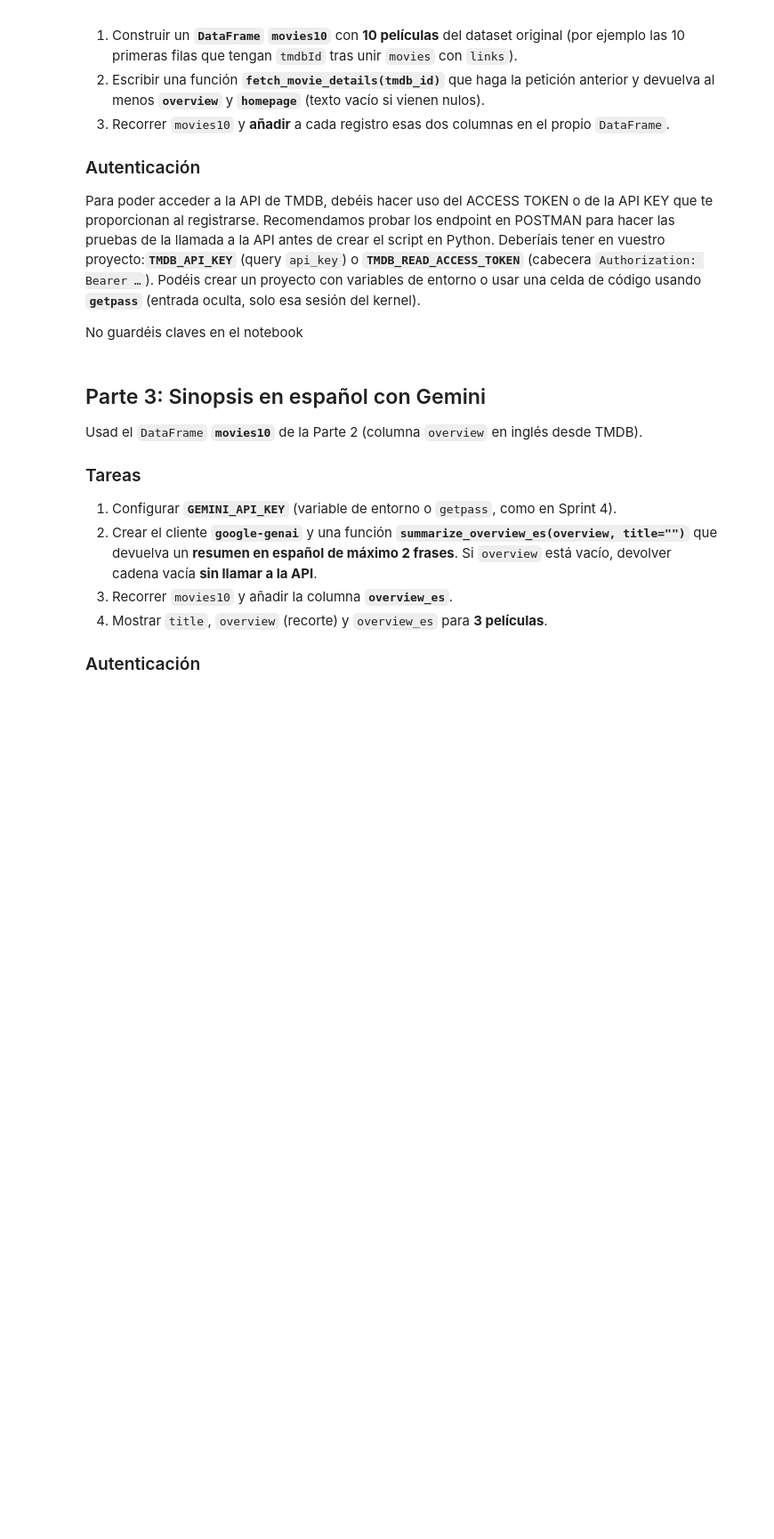
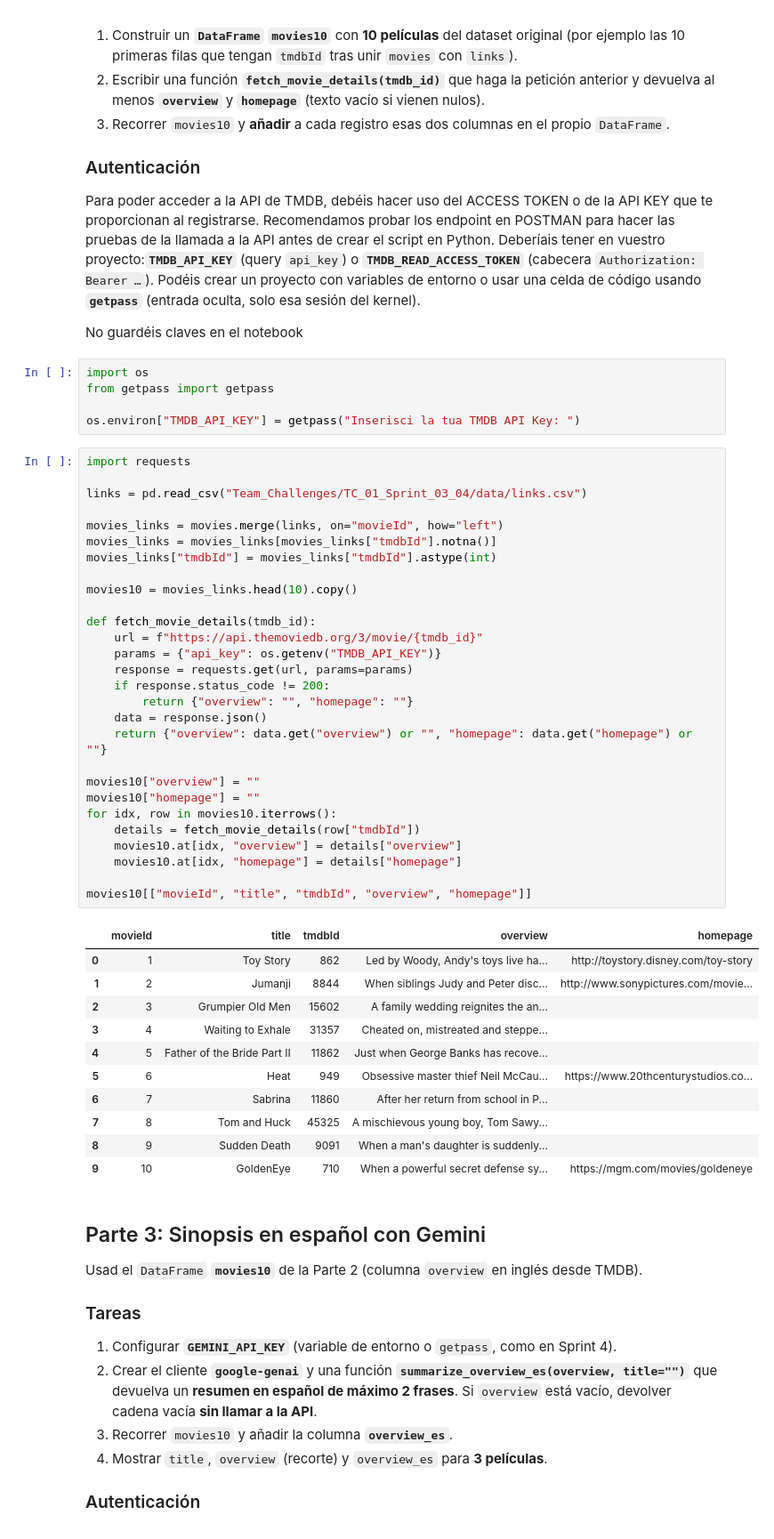
Before and after one commit to enricparella/TeamChllangesEPM, a Jupyter notebook: Team_Challenge_sprint03_04.ipynb, the cells around one changed output. Shown at 89% size. Saved outputs shown, nothing was run; the diff lists cells and outputs as text; blank space fills up the shorter version.

```diff
--- a/Team_Challenge_sprint03_04.ipynb
+++ b/Team_Challenge_sprint03_04.ipynb
@@ -479,6 +479,51 @@ Ejemplo público de la misma forma que en la documentación de TMDB: **`https://
 Para poder acceder a la API de TMDB, debéis hacer uso del ACCESS TOKEN o de la API KEY que te proporcionan al registrarse. Recomendamos probar los endpoint en POSTMAN para hacer las pruebas de la llamada a la API antes de crear el script en Python. Deberíais tener en vuestro proyecto:**`TMDB_API_KEY`** (query `api_key`) o **`TMDB_READ_ACCESS_TOKEN`** (cabecera `Authorization: Bearer …`). Podéis crear un proyecto con variables de entorno o usar una celda de código usando **`getpass`** (entrada oculta, solo esa sesión del kernel).
 
 No guardéis claves en el notebook
+# %%
+import os
+from getpass import getpass
+
+os.environ["TMDB_API_KEY"] = getpass("Inserisci la tua TMDB API Key: ")
+# %%
+import requests
+
+links = pd.read_csv("Team_Challenges/TC_01_Sprint_03_04/data/links.csv")
+
+movies_links = movies.merge(links, on="movieId", how="left")
+movies_links = movies_links[movies_links["tmdbId"].notna()]
+movies_links["tmdbId"] = movies_links["tmdbId"].astype(int)
+
+movies10 = movies_links.head(10).copy()
+
+def fetch_movie_details(tmdb_id):
+    url = f"https://api.themoviedb.org/3/movie/{tmdb_id}"
+    params = {"api_key": os.getenv("TMDB_API_KEY")}
+    response = requests.get(url, params=params)
+    if response.status_code != 200:
+        return {"overview": "", "homepage": ""}
+    data = response.json()
+    return {"overview": data.get("overview") or "", "homepage": data.get("homepage") or ""}
+
+movies10["overview"] = ""
+movies10["homepage"] = ""
+for idx, row in movies10.iterrows():
+    details = fetch_movie_details(row["tmdbId"])
+    movies10.at[idx, "overview"] = details["overview"]
+    movies10.at[idx, "homepage"] = details["homepage"]
+
+movies10[["movieId", "title", "tmdbId", "overview", "homepage"]]
+# %% [output]
+|  | movieId | title | tmdbId | overview | homepage |
+| 0 | 1 | Toy Story | 862 | Led by Woody, Andy's toys live ha... | http://toystory.disney.com/toy-story |
+| 1 | 2 | Jumanji | 8844 | When siblings Judy and Peter disc... | http://www.sonypictures.com/movie... |
+| 2 | 3 | Grumpier Old Men | 15602 | A family wedding reignites the an... |  |
+| 3 | 4 | Waiting to Exhale | 31357 | Cheated on, mistreated and steppe... |  |
+| 4 | 5 | Father of the Bride Part II | 11862 | Just when George Banks has recove... |  |
+| 5 | 6 | Heat | 949 | Obsessive master thief Neil McCau... | https://www.20thcenturystudios.co... |
+| 6 | 7 | Sabrina | 11860 | After her return from school in P... |  |
+| 7 | 8 | Tom and Huck | 45325 | A mischievous young boy, Tom Sawy... |  |
+| 8 | 9 | Sudden Death | 9091 | When a man's daughter is suddenly... |  |
+| 9 | 10 | GoldenEye | 710 | When a powerful secret defense sy... | https://mgm.com/movies/goldeneye |
 # %% [markdown]
 ## Parte 3: Sinopsis en español con Gemini
 
```
Also changed, not shown: parts of 3 cells of this notebook.
